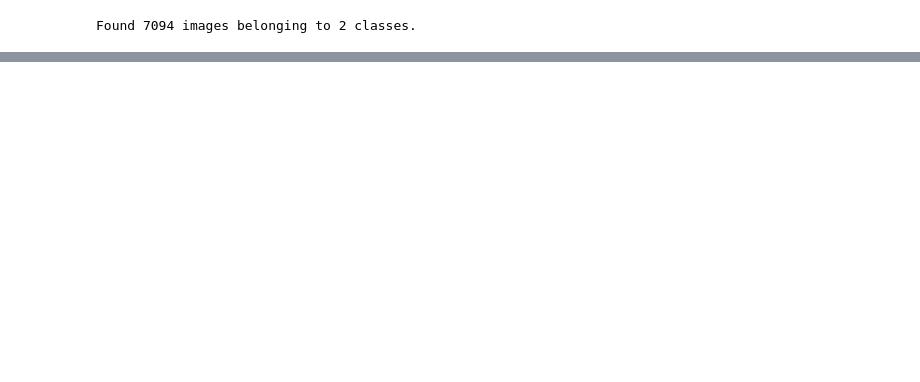
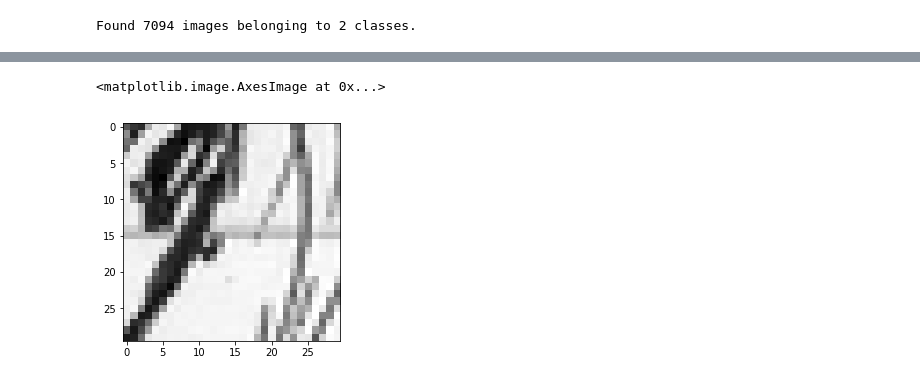
Before and after one commit to reiffd7/line_remover_, a Jupyter notebook: notebooks/loading_images_into_CNN.ipynb, the cells around one changed output, grey strips where cells are left out. Drawn from its saved outputs; the diff is of its cells as text; code cells hidden in the pictures; blank space fills up the shorter version.

```diff
--- a/notebooks/loading_images_into_CNN.ipynb
+++ b/notebooks/loading_images_into_CNN.ipynb
@@ -47,0 +103,5 @@ array([[[0.6156863 , 0.6156863 , 0.6156863 ],
+# %%
+plt.imshow(x[:, :, :3])
+# %% [output]
+<matplotlib.image.AxesImage at 0x...>
+[figure, added]
```
Also changed, not shown: parts of 13 cells of this notebook, 10 other files.
